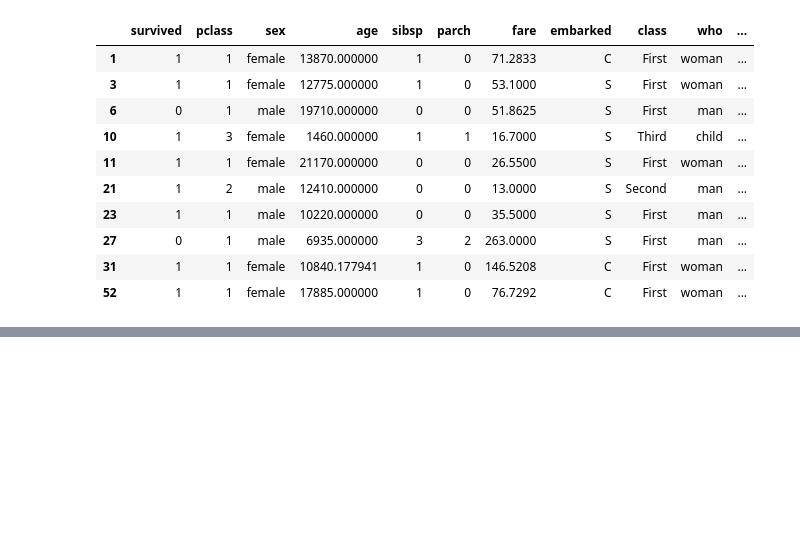
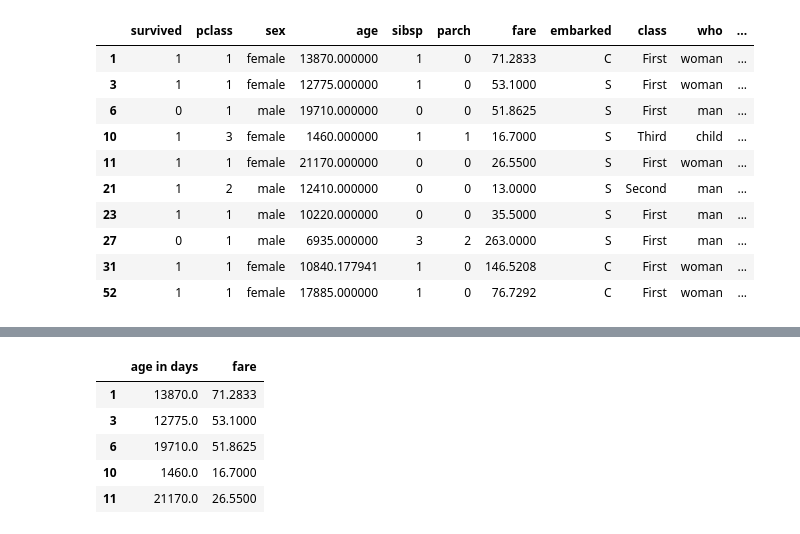
Before and after one commit to juneedpk/data-viz1, a Jupyter notebook: data-wrangling.ipynb, the cells around one changed output, grey strips where cells are left out. Cells and saved outputs as stored; diff of their text form; code cells hidden in the pictures; blank space fills up the shorter version.

```diff
--- a/data-wrangling.ipynb
+++ b/data-wrangling.ipynb
@@ -262,0 +287,10 @@ kashti1.head()
+# %%
+ks4= kashti1[['age in days','fare']]
+ks4.head()
+# %% [output]
+|  | age in days | fare |
+| 1 | 13870.0 | 71.2833 |
+| 3 | 12775.0 | 53.1000 |
+| 6 | 19710.0 | 51.8625 |
+| 10 | 1460.0 | 16.7000 |
+| 11 | 21170.0 | 26.5500 |
```
Also changed, not shown: parts of 12 cells of this notebook.
